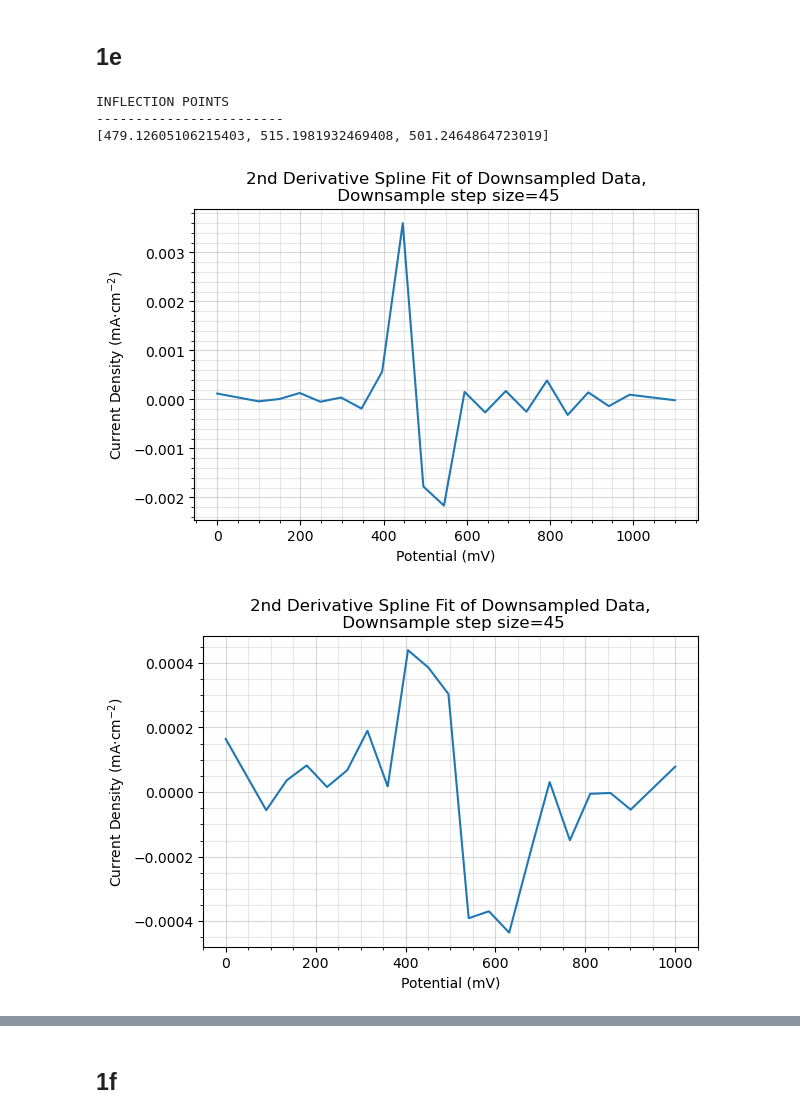
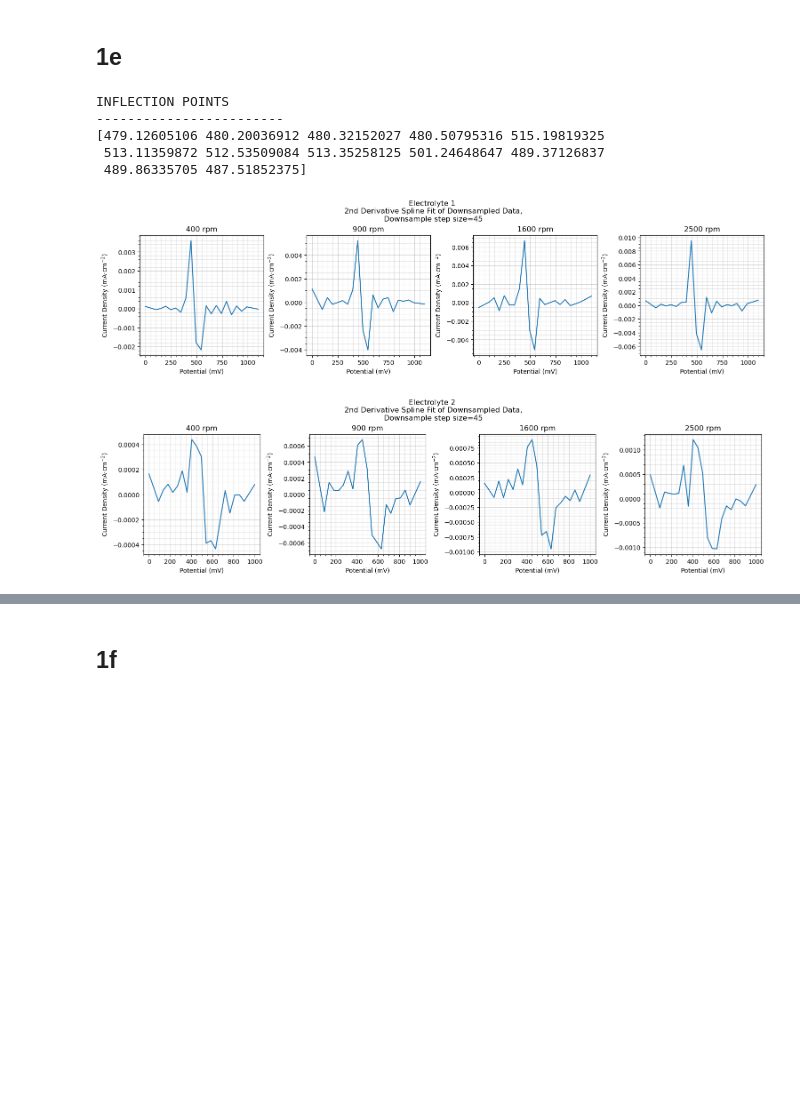
Before and after one commit to tsole0/midterm_meng, a Jupyter notebook: midterm_solutions.ipynb, the cells around one changed output, grey strips where cells are left out. Drawn from its saved outputs; the diff is of its cells as text; code cells hidden in the pictures; blank space fills up the shorter version.

```diff
--- a/midterm_solutions.ipynb
+++ b/midterm_solutions.ipynb
@@ -98,6 +98,7 @@ def subtract_bgnd(electrolyte, idx, minV, maxV, graph=True):
         fig, (ax1, ax2) = plt.subplots(1, 2, layout='constrained', figsize=(12, 6))
 
     regressions = []
+    out = {}
     for rpm in RPMS:
         data = electrolyte.data[rpm].copy(deep=True)
 
@@ -134,6 +135,8 @@ def subtract_bgnd(electrolyte, idx, minV, maxV, graph=True):
             ax2.grid(which='major', alpha=0.5)
             ax2.legend(loc='lower right')
 
+        out[rpm] = data
+
     if graph==True:
         ax1.axvline(minV, color="gray", label='Fitting boundary', alpha=0.8, linewidth=2)
         ax1.axvline(maxV, color="gray", alpha=0.8, linewidth=2)
@@ -143,18 +146,20 @@ def subtract_bgnd(electrolyte, idx, minV, maxV, graph=True):
         ax1.legend(handles=handles, labels=labels)
         plt.show(fig)
 
-    new_electrolyte = Electrolyte(
+    adjusted_electrolyte = Electrolyte(
         electrolyte.conc,
         electrolyte.kin_visc,
         electrolyte.t_p,
-
+        out
     )
 
-    return regressions
+    return adjusted_electrolyte, regressions
 
-E1_lowerfit = subtract_bgnd(E1, 1, 0, 400)
-E2_lowerfit = subtract_bgnd(E2, 2, 0, 150)
-E3_lowerfit = subtract_bgnd(E3, 3, 0, 250)
+E1_base, E1_lowerfit = subtract_bgnd(E1, 1, 0, 400)
+E2_base, E2_lowerfit = subtract_bgnd(E2, 2, 0, 150)
+E3_base, E3_lowerfit = subtract_bgnd(E3, 3, 0, 250)
+
+lowerfits = E1_lowerfit + E2_lowerfit + E3_lowerfit
 # %% [output]
 [figure]
 [figure]
@@ -204,38 +210,44 @@ AttributeError: 'list' object has no attribute 'data'
 # %%
 from scipy.optimize import newton
 
-def pt_inflec(electrolyte, guess):
-    x_reduced = electrolyte.data['V (mV)'][::45]
-    y_reduced = electrolyte.data['Current Density (mA/cm2)'][::45]
+def pt_inflec(electrolyte, guess, index):
+    fig, axes = plt.subplots(1, 4, layout='constrained', figsize=(15, 4))
+    fig.suptitle(f'Electrolyte {index}\n 2nd Derivative Spline Fit of Downsampled Data,\n Downsample step size=45')
 
-    spline_dxdx = sp.interpolate.make_interp_spline(x_reduced, y_reduced).derivative().derivative()
+    zeros = []
+    for idx, rpm in enumerate(RPMS):
+        x_reduced = electrolyte.data[rpm]['V (mV)'][::45]
+        y_reduced = electrolyte.data[rpm]['Current Density (mA/cm2)'][::45]
 
-    # Plot
-    fig, ax1 = plt.subplots(1, 1, layout='constrained', figsize=(6, 4))
-    ax1.set_title(f'2nd Derivative Spline Fit of Downsampled Data,\n Downsample step size=45')
+        spline_dxdx = sp.interpolate.make_interp_spline(x_reduced, y_reduced).derivative().derivative()
 
-    N = np.linspace(0, max(electrolyte.data['V (mV)']), 3000)
-    ax1.plot(N, [spline_dxdx(n) for n in N])
+        N = np.linspace(0, max(electrolyte.data[rpm]['V (mV)']), 3000)
+        axes[idx].set_title(f'{rpm} rpm')
+        axes[idx].plot(N, [spline_dxdx(n) for n in N])
 
 
-    ax1.set_ylabel(r"Current Density (mA$\cdot$cm$^{-2}$)")
-    ax1.set_xlabel("Potential (mV)")
-    ax1.minorticks_on()
-    ax1.grid(which='both', alpha=0.3)
-    ax1.grid(which='major', alpha=0.5)
+        axes[idx].set_ylabel(r"Current Density (mA$\cdot$cm$^{-2}$)")
+        axes[idx].set_xlabel("Potential (mV)")
+        axes[idx].minorticks_on()
+        axes[idx].grid(which='both', alpha=0.3)
+        axes[idx].grid(which='major', alpha=0.5)
 
-    # Predict zero
-    return newton(spline_dxdx, guess)
+        # Predict zero
+        zeros.append(newton(spline_dxdx, guess))
+    return zeros
 
 guesses = [475, 510, 500]
 print("INFLECTION POINTS\n------------------------")
 inflec_pts = []
 for i, e in enumerate(corrected_data):
-    inflec_pts.append(pt_inflec(e, guesses[i]))
+    inflec_pts.append(pt_inflec(e, guesses[i], i+1))
+inflec_pts = np.array(inflec_pts).flatten()
 print(inflec_pts)
 # %% [output]
 INFLECTION POINTS
 ------------------------
-[479.12605106215403, 515.1981932469408, 501.2464864723019]
+[479.12605106 480.20036912 480.32152027 480.50795316 515.19819325
+ 513.11359872 512.53509084 513.35258125 501.24648647 489.37126837
+ 489.86335705 487.51852375]
-[figure, old version]
+[figure, new version]
-[figure, old version]
+[figure, new version]
```
Also changed, not shown: parts of 6 cells of this notebook.
